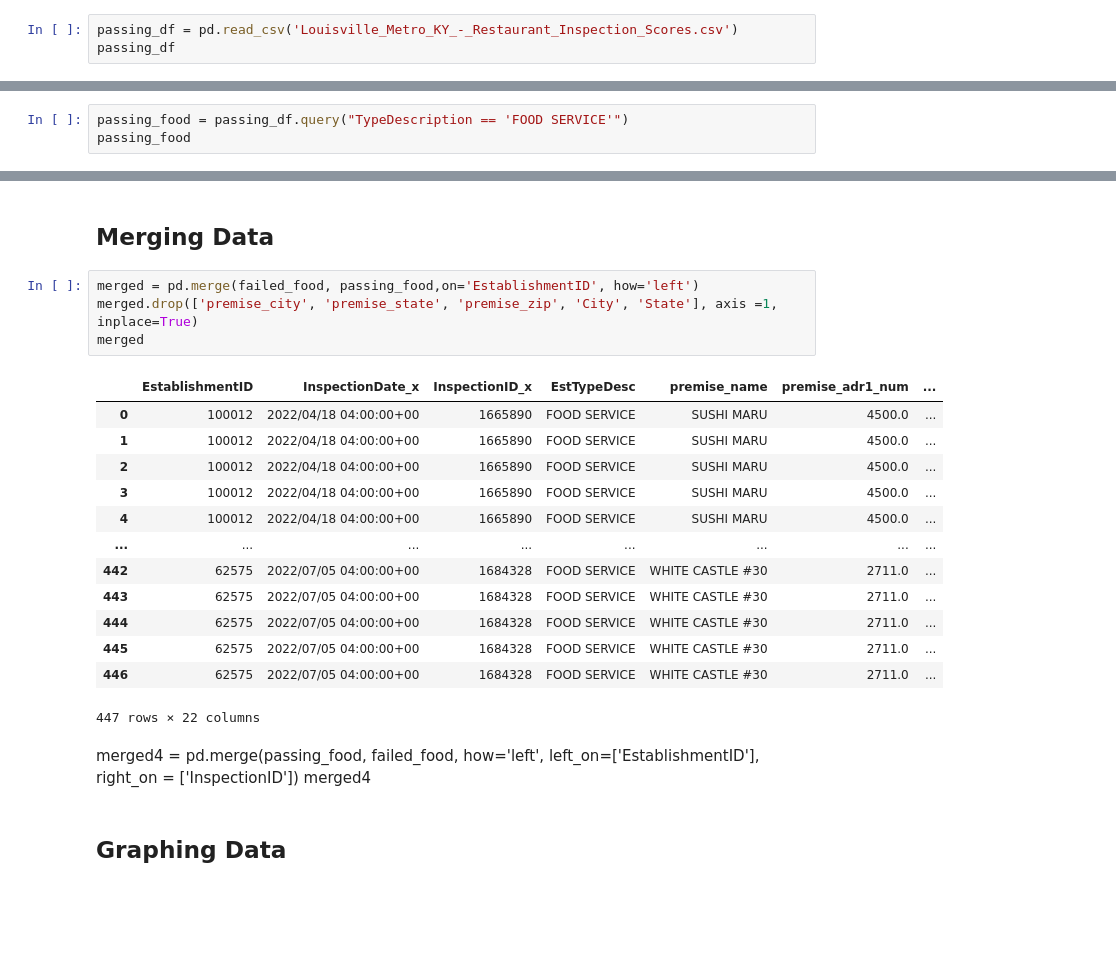
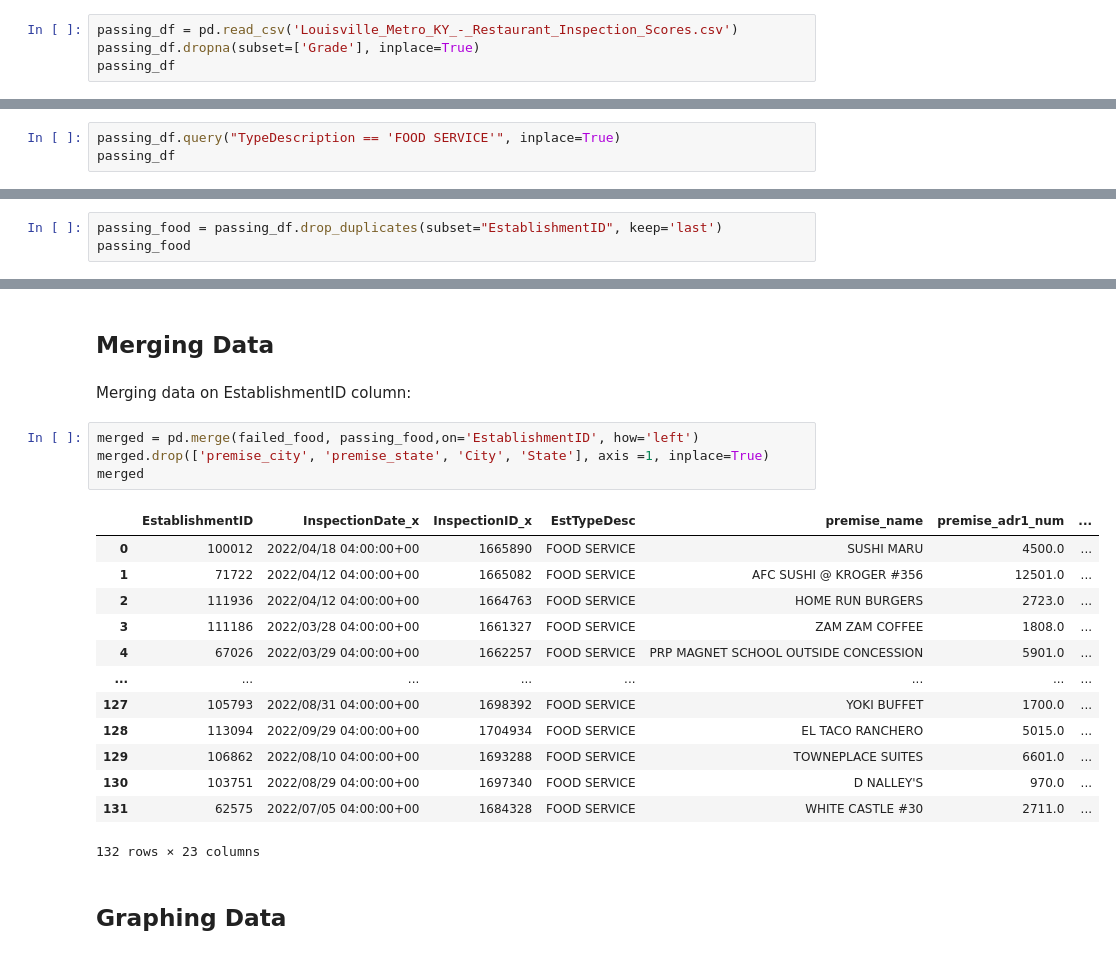
Before and after one commit to jordannotjam/Foodie-City-Scores, a Jupyter notebook: scores.ipynb, the cells around one changed output, grey strips where cells are left out. Cells and saved outputs as stored; diff of their text form; blank space fills up the shorter version.

```diff
--- a/scores.ipynb
+++ b/scores.ipynb
@@ -12,5 +12,6 @@ This CSV comes from the Louisville Metro Open Data website. It is info on food e
 # %%
 passing_df = pd.read_csv('Louisville_Metro_KY_-_Restaurant_Inspection_Scores.csv')
+passing_df.dropna(subset=['Grade'], inplace=True)
 passing_df
 # %% [output]
 |  | EstablishmentID | InspectionID | Ins_TypeDesc | EstablishmentName | PlaceName | Address | Address2 | City | ... |
@@ -71,8 +72,8 @@ passing_df
 # %% [markdown]
 Narrowing results of passing_df to only show locations such as restaurants and not schools or stores:
 # %%
-passing_food = passing_df.query("TypeDescription == 'FOOD SERVICE'")
-passing_food
+passing_df.query("TypeDescription == 'FOOD SERVICE'", inplace=True)
+passing_df
 # %% [output]
 |  | EstablishmentID | InspectionID | Ins_TypeDesc | EstablishmentName | Address | City | State | Zip | ... |
 | 9 | 32571 | 1666231 | REGULAR | LOGAN'S ROADHOUSE | 5229 DIXIE HWY | LOUISVILLE | KY | 40216 | ... |
@@ -89,0 +93,3 @@ passing_food
+# %%
+passing_food = passing_df.drop_duplicates(subset="EstablishmentID", keep='last')
+passing_food
@@ -146,27 +166,26 @@ failed_food
 132 rows × 16 columns
 # %% [markdown]
 ## Merging Data
+# %% [markdown]
+Merging data on EstablishmentID column:
 # %%
 merged = pd.merge(failed_food, passing_food,on='EstablishmentID', how='left')
-merged.drop(['premise_city', 'premise_state', 'premise_zip', 'City', 'State'], axis =1, inplace=True)
+merged.drop(['premise_city', 'premise_state', 'City', 'State'], axis =1, inplace=True)
 merged
 # %% [output]
 |  | EstablishmentID | InspectionDate_x | InspectionID_x | EstTypeDesc | premise_name | premise_adr1_num | ... |
 | 0 | 100012 | 2022/04/18 04:00:00+00 | 1665890 | FOOD SERVICE | SUSHI MARU | 4500.0 | ... |
-| 1 | 100012 | 2022/04/18 04:00:00+00 | 1665890 | FOOD SERVICE | SUSHI MARU | 4500.0 | ... |
-| 2 | 100012 | 2022/04/18 04:00:00+00 | 1665890 | FOOD SERVICE | SUSHI MARU | 4500.0 | ... |
-| 3 | 100012 | 2022/04/18 04:00:00+00 | 1665890 | FOOD SERVICE | SUSHI MARU | 4500.0 | ... |
-| 4 | 100012 | 2022/04/18 04:00:00+00 | 1665890 | FOOD SERVICE | SUSHI MARU | 4500.0 | ... |
+| 1 | 71722 | 2022/04/12 04:00:00+00 | 1665082 | FOOD SERVICE | AFC SUSHI @ KROGER #356 | 12501.0 | ... |
+| 2 | 111936 | 2022/04/12 04:00:00+00 | 1664763 | FOOD SERVICE | HOME RUN BURGERS | 2723.0 | ... |
+| 3 | 111186 | 2022/03/28 04:00:00+00 | 1661327 | FOOD SERVICE | ZAM ZAM COFFEE | 1808.0 | ... |
+| 4 | 67026 | 2022/03/29 04:00:00+00 | 1662257 | FOOD SERVICE | PRP MAGNET SCHOOL OUTSIDE CONCESSION | 5901.0 | ... |
 | ... | ... | ... | ... | ... | ... | ... | ... |
-| 442 | 62575 | 2022/07/05 04:00:00+00 | 1684328 | FOOD SERVICE | WHITE CASTLE #30 | 2711.0 | ... |
-| 443 | 62575 | 2022/07/05 04:00:00+00 | 1684328 | FOOD SERVICE | WHITE CASTLE #30 | 2711.0 | ... |
-| 444 | 62575 | 2022/07/05 04:00:00+00 | 1684328 | FOOD SERVICE | WHITE CASTLE #30 | 2711.0 | ... |
-| 445 | 62575 | 2022/07/05 04:00:00+00 | 1684328 | FOOD SERVICE | WHITE CASTLE #30 | 2711.0 | ... |
-| 446 | 62575 | 2022/07/05 04:00:00+00 | 1684328 | FOOD SERVICE | WHITE CASTLE #30 | 2711.0 | ... |
+| 127 | 105793 | 2022/08/31 04:00:00+00 | 1698392 | FOOD SERVICE | YOKI BUFFET | 1700.0 | ... |
+| 128 | 113094 | 2022/09/29 04:00:00+00 | 1704934 | FOOD SERVICE | EL TACO RANCHERO | 5015.0 | ... |
+| 129 | 106862 | 2022/08/10 04:00:00+00 | 1693288 | FOOD SERVICE | TOWNEPLACE SUITES | 6601.0 | ... |
+| 130 | 103751 | 2022/08/29 04:00:00+00 | 1697340 | FOOD SERVICE | D NALLEY'S | 970.0 | ... |
+| 131 | 62575 | 2022/07/05 04:00:00+00 | 1684328 | FOOD SERVICE | WHITE CASTLE #30 | 2711.0 | ... |
-447 rows × 22 columns
+132 rows × 23 columns
-# %% [markdown]
-merged4 = pd.merge(passing_food, failed_food, how='left', left_on=['EstablishmentID'], right_on = ['InspectionID'])
-merged4
 # %% [markdown]
 ## Graphing Data
 # %% [markdown]
```
Also changed, not shown: parts of 8 cells of this notebook.
